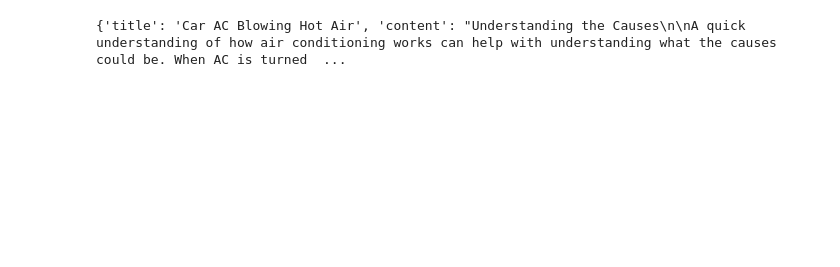
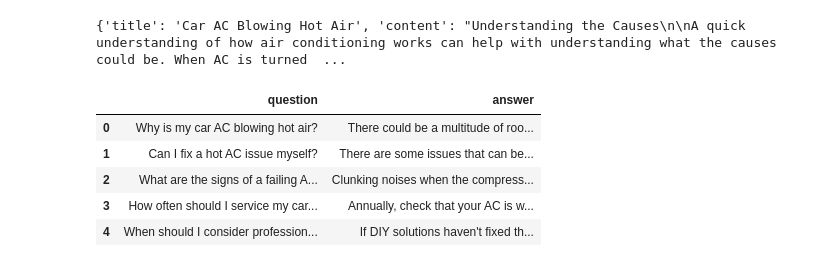
Before and after one commit to EdmilsonSantana/auto-qa-gen, a Jupyter notebook: notebook.ipynb, the cells around one changed output. Saved outputs shown, nothing was run; the diff lists cells and outputs as text; code cells hidden in the pictures; blank space fills up the shorter version.

```diff
--- a/notebook.ipynb
+++ b/notebook.ipynb
@@ -27,3 +27,12 @@ df_faq = pd.DataFrame(faq_questions)
 # %%
 has_autozone_text = df_faq['question'].str.contains('AutoZone')
 df_faq.drop(index=df_faq[has_autozone_text].index, inplace=True)
+# %%
+df_faq.head()
+# %% [output]
+|  | question | answer |
+| 0 | Why is my car AC blowing hot air? | There could be a multitude of roo... |
+| 1 | Can I fix a hot AC issue myself? | There are some issues that can be... |
+| 2 | What are the signs of a failing A... | Clunking noises when the compress... |
+| 3 | How often should I service my car... | Annually, check that your AC is w... |
+| 4 | When should I consider profession... | If DIY solutions haven't fixed th... |
```
Also changed, not shown: parts of 18 cells of this notebook.
